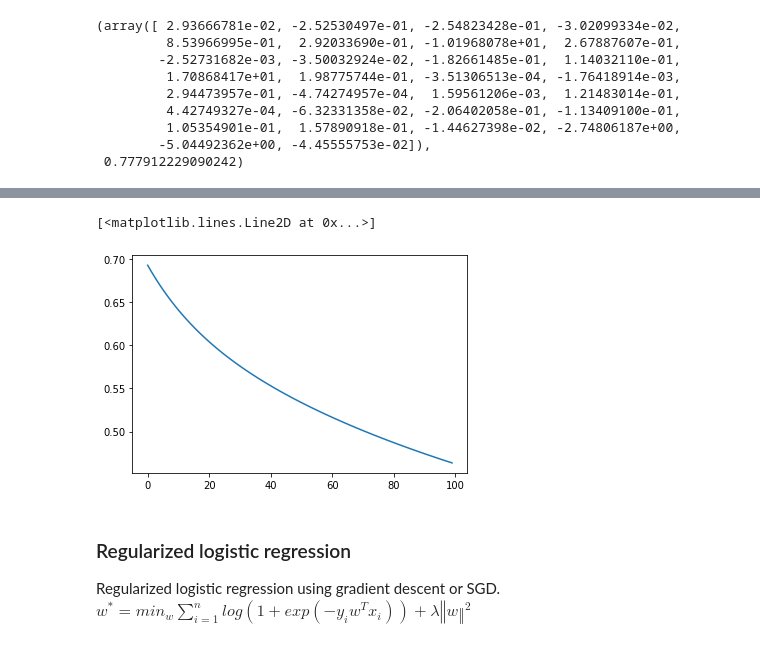
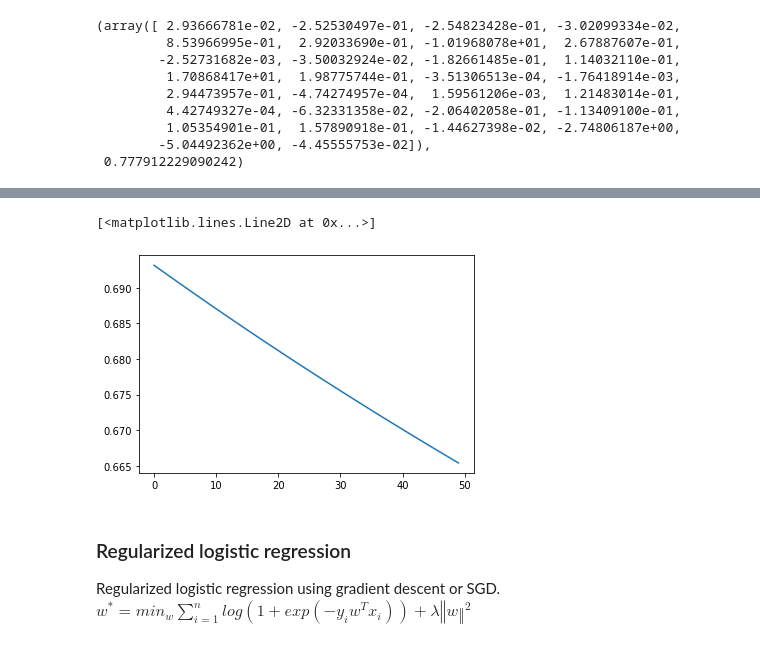
Before and after one commit to Dreyvor/ML_Project_1, a Jupyter notebook: source/project_1.ipynb, the cells around one changed output, grey strips where cells are left out. Cells and saved outputs as stored; diff of their text form; code cells hidden in the pictures.

```diff
--- a/source/project_1.ipynb
+++ b/source/project_1.ipynb
@@ -279,29 +275,26 @@ def logistic_regression_optimize(w, X, Y, lambda_):
 # %%
-def logistic_regression(y, tx, initial_w, max_iters, gamma, lambda_=None):
-    losses = []
+def train(tX, y, initial_w, lr, max_iters, lambda_=None):
+    cost_history = []
     w = initial_w
-    for n_iter in range(max_iters):
-        #
-        grads, loss = logistic_regression_optimize(w, tx, y, lambda_)
-        #
-        dw = grads["dw"]
-        #weight update
-        w = w - (gamma * (dw.T))
-        losses.append(loss)
-        print("Logistic regression ({bi}/{ti}): loss={l}".format(bi=n_iter,
-                                                                 ti=max_iters -
-                                                                 1,
-                                                                 l=loss))
-    #final parameters
-    w = {"w": w}
-    gradient = {"dw": dw}
 
-    return w, losses, losses[-1]
+    for i in range(max_iters):
+        #Calculate error for auditing purposes
+        cost = cost_logistic(tX, y, w, lambda_)
+        cost_history.append(cost)
+
+        w = update_weights_logistic(tX, y, w, lr, lambda_)
+
+        # Log Progress:
+        if i%10==0:
+            print(
+                "Logistic regression gradient Descent({bi}/{ti}): loss={l}"
+                .format(bi=i, ti=max_iters - 1, l=cost))
+
+    return w, cost_history, cost_history[-1]
 # %%
 initial_w = np.zeros(tX_std.shape[1])
-max_iters = 100
-gamma = 0.01
-w_lr, losses_lr, final_loss_lr = logistic_regression(y, tX_std, initial_w,
-                                                     max_iters, gamma)
+max_iters = 50
+lr = 0.001
+w_lr, losses_lr, final_loss_lr = train(tX, y, initial_w, lr, max_iters)
 plt.plot(losses_lr)
 # %% [output]
@@ -325,5 +306,5 @@ Logistic regression (99/99): loss=0.4635486815007507
 [<matplotlib.lines.Line2D at 0x...>]
-[figure, old version]
+[figure, new version]
 # %% [markdown]
 ### Regularized logistic regression
 Regularized logistic regression using gradient descent or SGD. $ w^* = min_w \sum_{i=1}^n log(1+exp(-y_i w^T x_i)) +\lambda ‖w‖^2$
```
Also changed, not shown: parts of 13 cells of this notebook.
